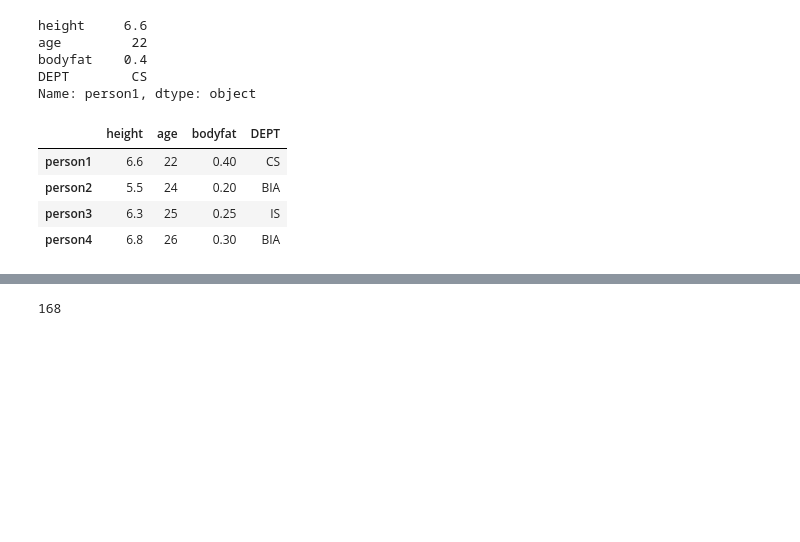
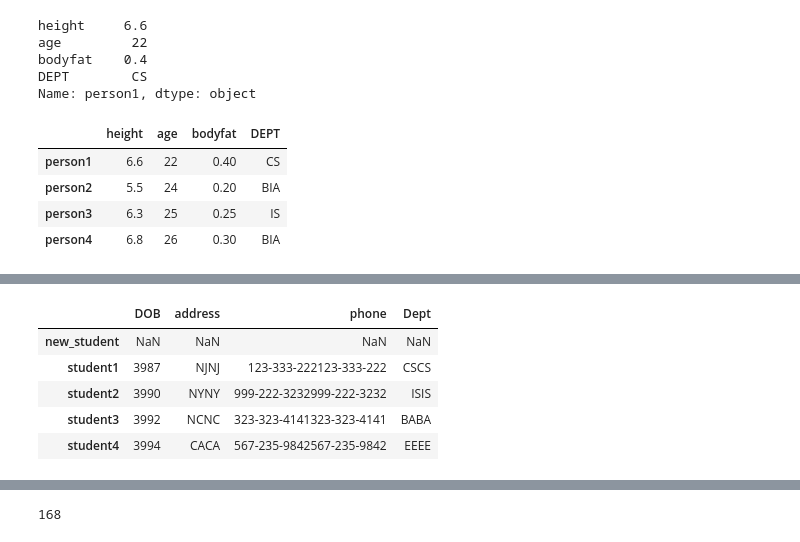
Before and after one commit to shanjiang1994/The_complete_guide_in_Python_for_DA-DS, a Jupyter notebook: 7.Pandas.ipynb, the cells around one changed output, grey strips where cells are left out. Drawn from its saved outputs; the diff is of its cells as text; code cells hidden in the pictures; blank space fills up the shorter version.

```diff
--- a/7.Pandas.ipynb
+++ b/7.Pandas.ipynb
@@ -707,0 +899,9 @@ df.iloc[0:5] # exclusive
+# %%
+df1+df2
+# %% [output]
+|  | DOB | address | phone | Dept |
+| new_student | NaN | NaN | NaN | NaN |
+| student1 | 3987 | NJNJ | 123-333-222123-333-222 | CSCS |
+| student2 | 3990 | NYNY | 999-222-3232999-222-3232 | ISIS |
+| student3 | 3992 | NCNC | 323-323-4141323-323-4141 | BABA |
+| student4 | 3994 | CACA | 567-235-9842567-235-9842 | EEEE |
```
Also changed, not shown: parts of 35 cells of this notebook.
